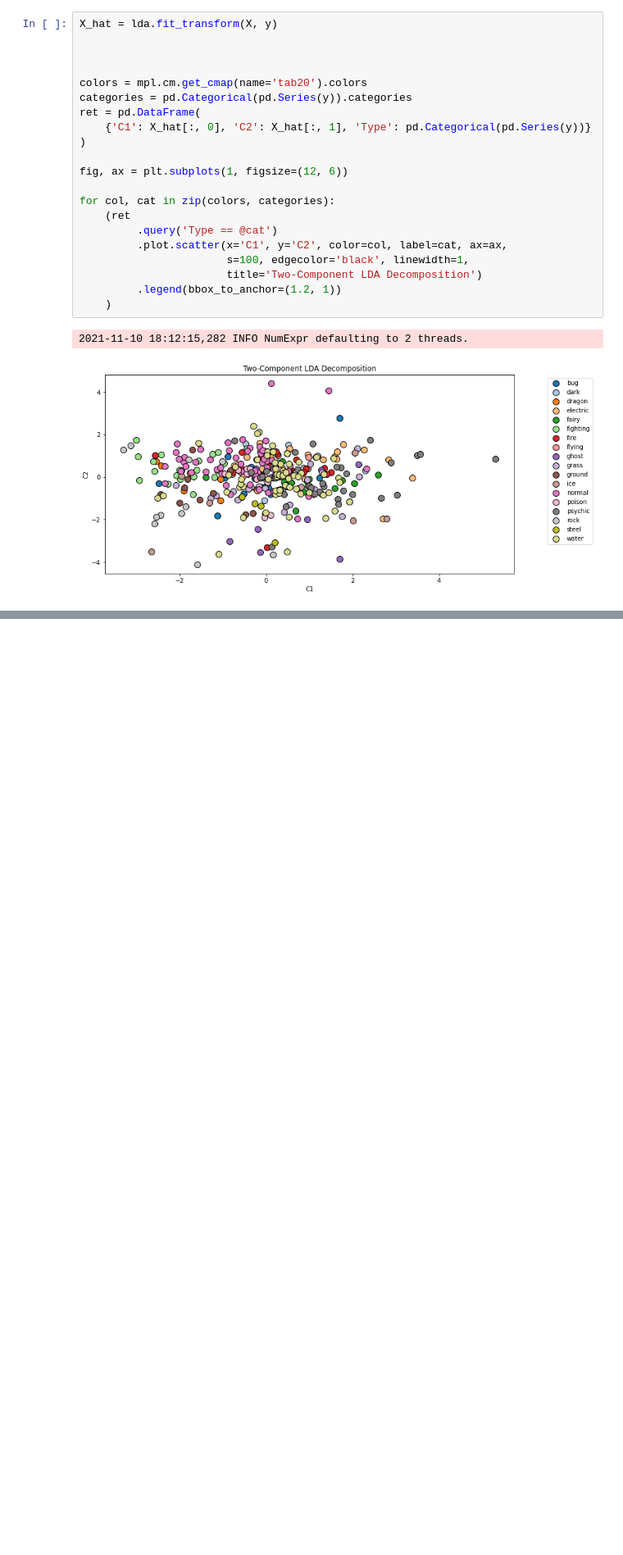
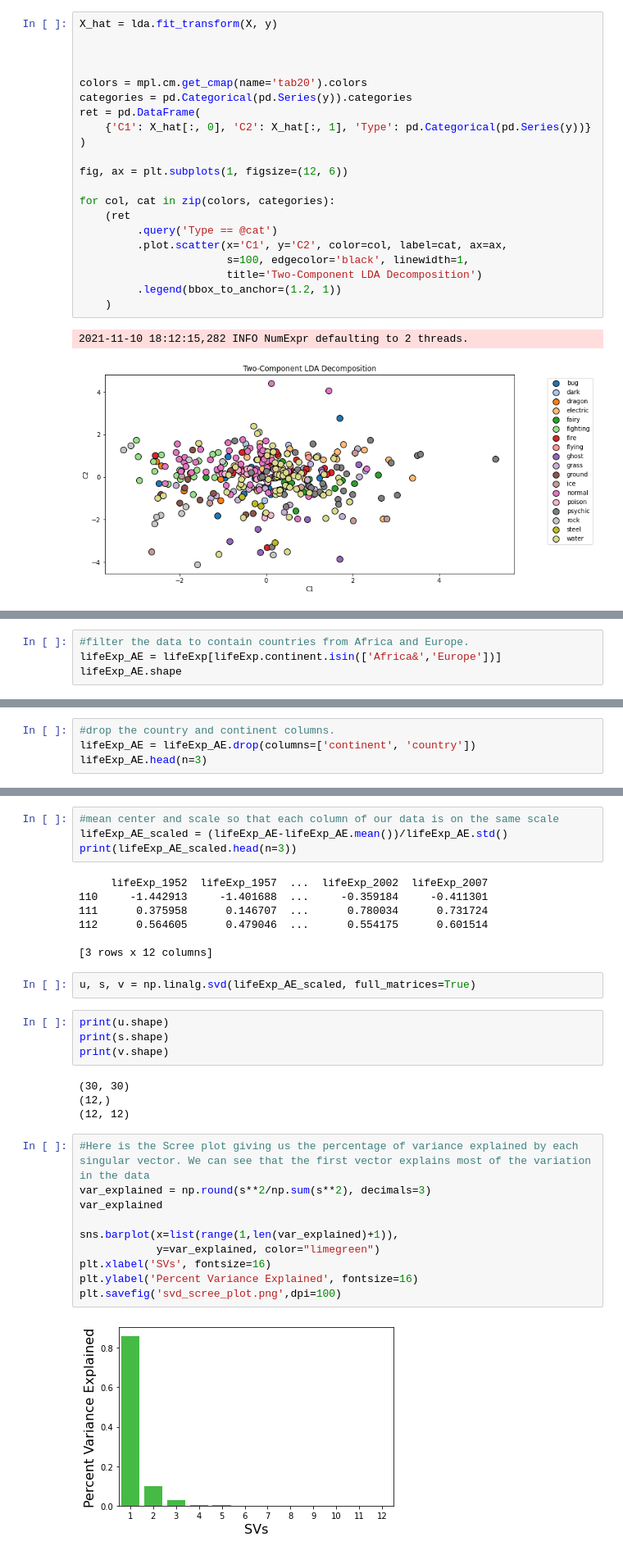
Before and after one commit to MUHEMIR/WeeklyHWML, a Jupyter notebook: Week5.ipynb, the cells around one changed output, grey strips where cells are left out. Shown at 82% size. Cells and saved outputs as stored; diff of their text form; blank space fills up the shorter version.

```diff
--- a/Week5.ipynb
+++ b/Week5.ipynb
@@ -170,0 +201,4 @@ for col, cat in zip(colors, categories):
+# %%
+#filter the data to contain countries from Africa and Europe.
+lifeExp_AE = lifeExp[lifeExp.continent.isin(['Africa&','Europe'])]
+lifeExp_AE.shape
@@ -170,0 +218,4 @@ for col, cat in zip(colors, categories):
+# %%
+#drop the country and continent columns.
+lifeExp_AE = lifeExp_AE.drop(columns=['continent', 'country'])
+lifeExp_AE.head(n=3)
@@ -170,0 +227,33 @@ for col, cat in zip(colors, categories):
+# %%
+#mean center and scale so that each column of our data is on the same scale
+lifeExp_AE_scaled = (lifeExp_AE-lifeExp_AE.mean())/lifeExp_AE.std()
+print(lifeExp_AE_scaled.head(n=3))
+# %% [output]
+     lifeExp_1952  lifeExp_1957  ...  lifeExp_2002  lifeExp_2007
+110     -1.442913     -1.401688  ...     -0.359184     -0.411301
+111      0.375958      0.146707  ...      0.780034      0.731724
+112      0.564605      0.479046  ...      0.554175      0.601514
+
+[3 rows x 12 columns]
+# %%
+u, s, v = np.linalg.svd(lifeExp_AE_scaled, full_matrices=True)
+# %%
+print(u.shape)
+print(s.shape)
+print(v.shape)
+# %% [output]
+(30, 30)
+(12,)
+(12, 12)
+# %%
+#Here is the Scree plot giving us the percentage of variance explained by each singular vector. We can see that the first vector explains most of the variation in the data
+var_explained = np.round(s**2/np.sum(s**2), decimals=3)
+var_explained
+
+sns.barplot(x=list(range(1,len(var_explained)+1)),
+            y=var_explained, color="limegreen")
+plt.xlabel('SVs', fontsize=16)
+plt.ylabel('Percent Variance Explained', fontsize=16)
+plt.savefig('svd_scree_plot.png',dpi=100)
+# %% [output]
+[figure, added]
```
Also changed, not shown: parts of 8 cells of this notebook.
